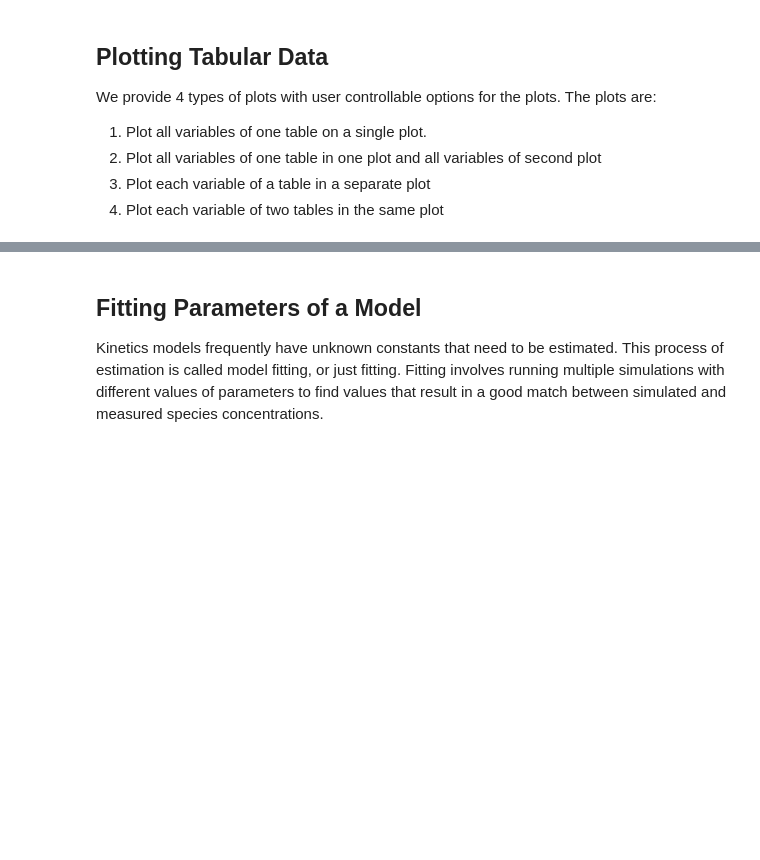
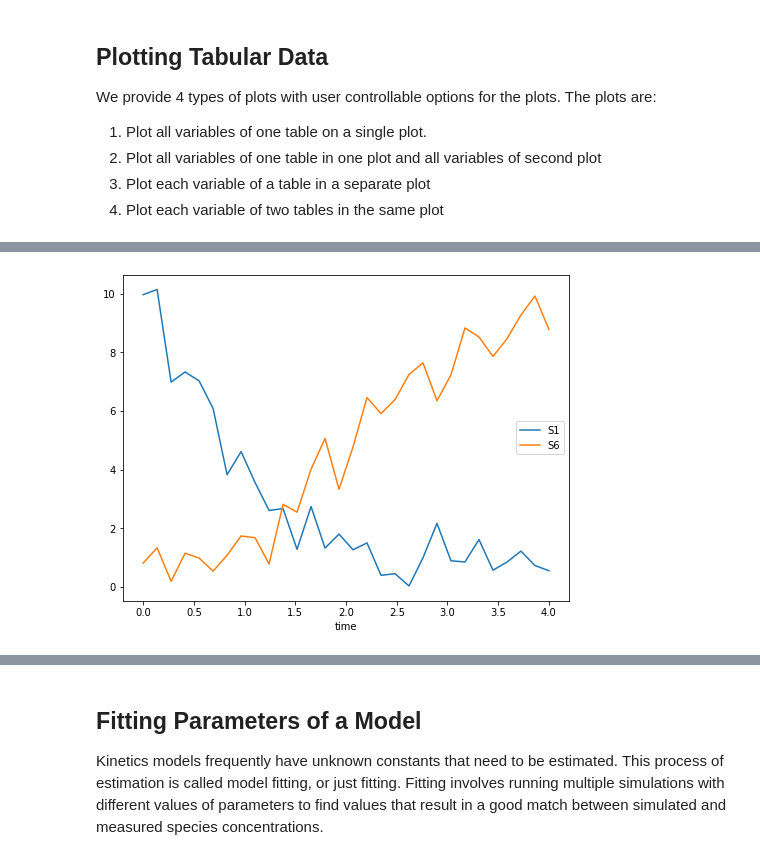
Before and after one commit to sys-bio/teUtils, a Jupyter notebook: teUtils/notebooks/Tutorial on Utilities for Model Fitting.ipynb, the cells around one changed output, grey strips where cells are left out. Cells and saved outputs as stored; diff of their text form; code cells hidden in the pictures; blank space fills up the shorter version.

```diff
--- a/teUtils/notebooks/Tutorial on Utilities for Model Fitting.ipynb
+++ b/teUtils/notebooks/Tutorial on Utilities for Model Fitting.ipynb
@@ -263,6 +253,8 @@ AttributeError: 'TimeseriesPlotter' object has no attribute 'plotPair'
 # %%
 # We can also plot a subset of the variables in a single plot
-plotter.plotMultiple(variables=["S1", "S6"])
+plotter.plotTimeMultiple(ts1, columns=["S1", "S6"])
+# %% [output]
+[figure, added]
 # %%
 # Add to the plot with options
 options = PlotOptions()
```
Also changed, not shown: parts of 21 cells of this notebook, 2 other files.
